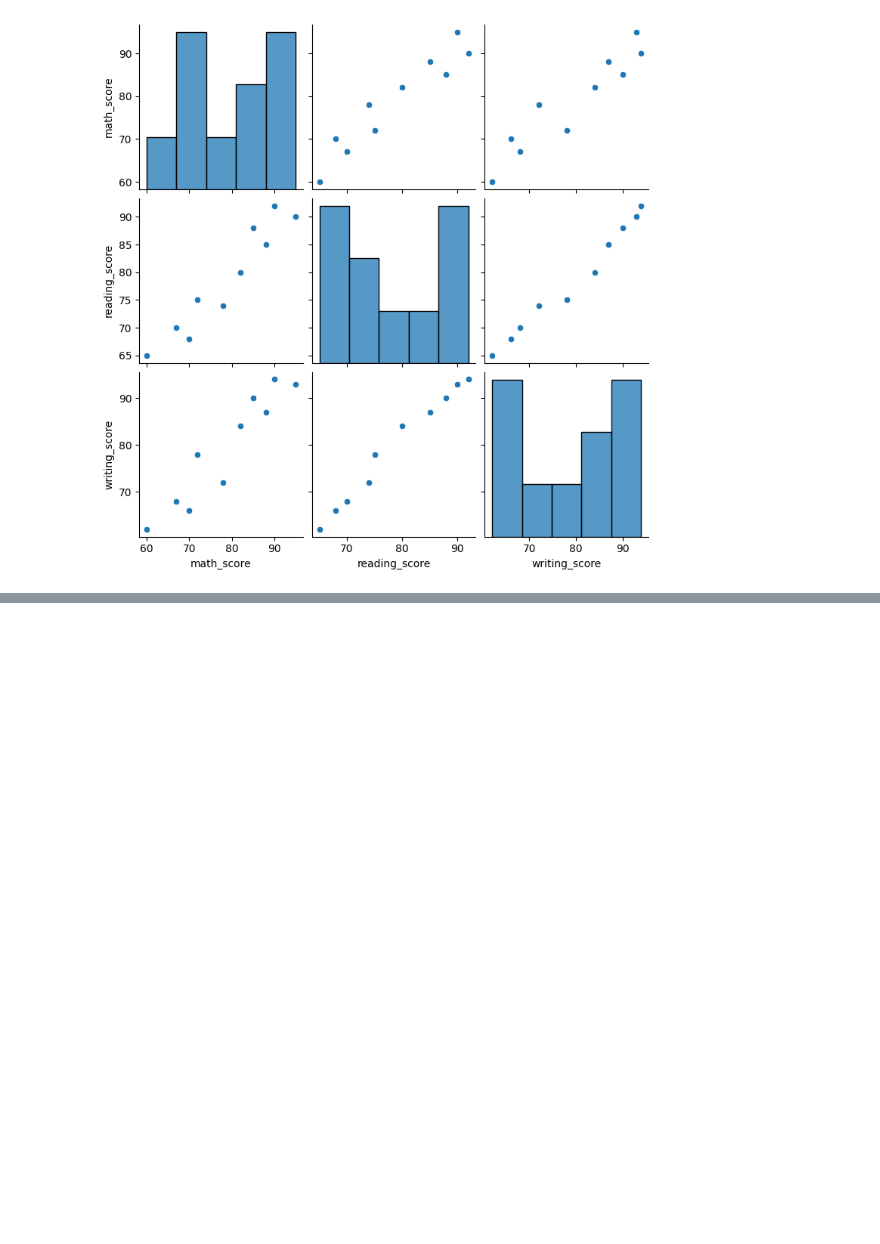
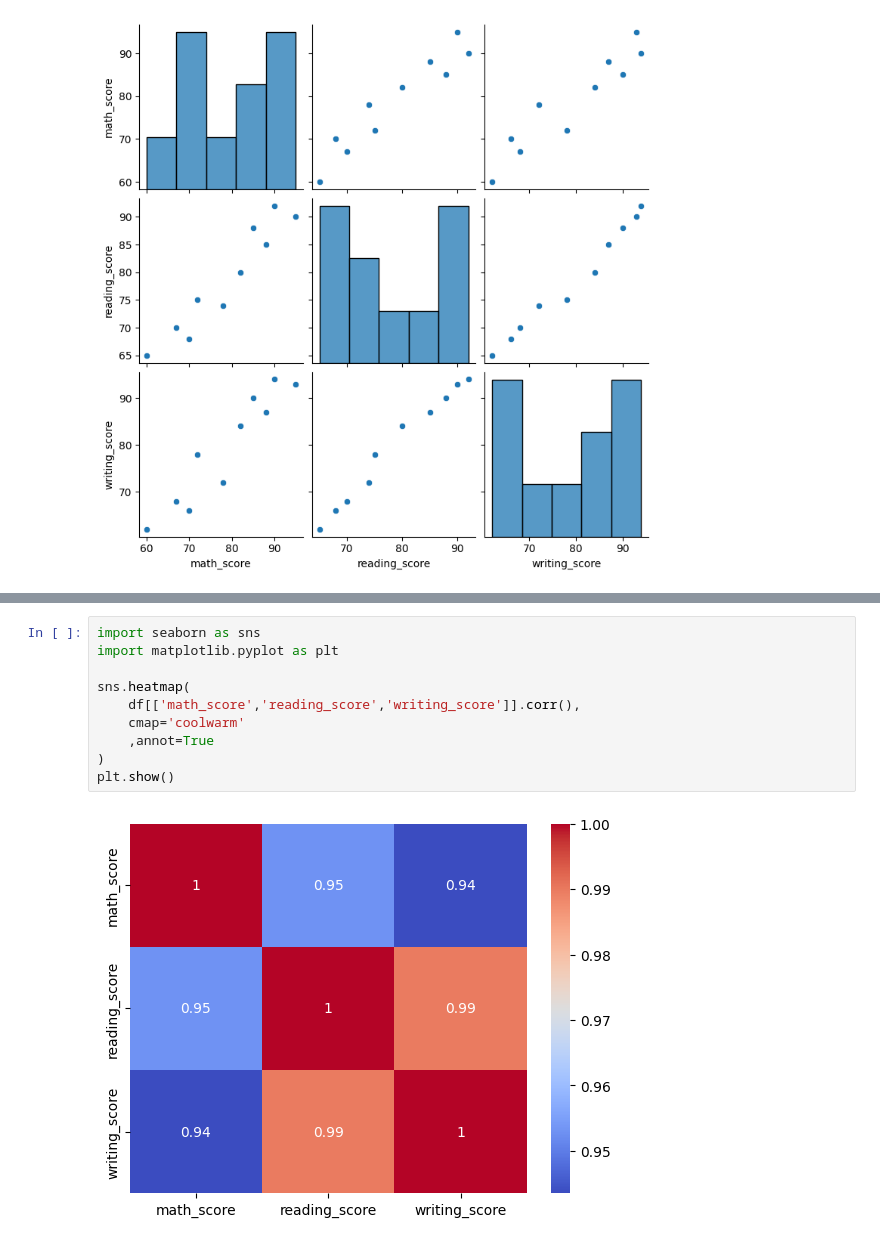
Before and after one commit to ZaidiSahab/Road-to-Data-Science, a Jupyter notebook: Learning_From_Youtube.ipynb, the cells around one changed output, grey strips where cells are left out. Cells and saved outputs as stored; diff of their text form; blank space fills up the shorter version.

```diff
--- a/Learning_From_Youtube.ipynb
+++ b/Learning_From_Youtube.ipynb
@@ -703,0 +711,12 @@ sns.pairplot(df)
+# %%
+import seaborn as sns
+import matplotlib.pyplot as plt
+
+sns.heatmap(
+    df[['math_score','reading_score','writing_score']].corr(),
+    cmap='coolwarm'
+    ,annot=True
+)
+plt.show()
+# %% [output]
+[figure, added]
```
Also changed, not shown: parts of 3 cells of this notebook.
